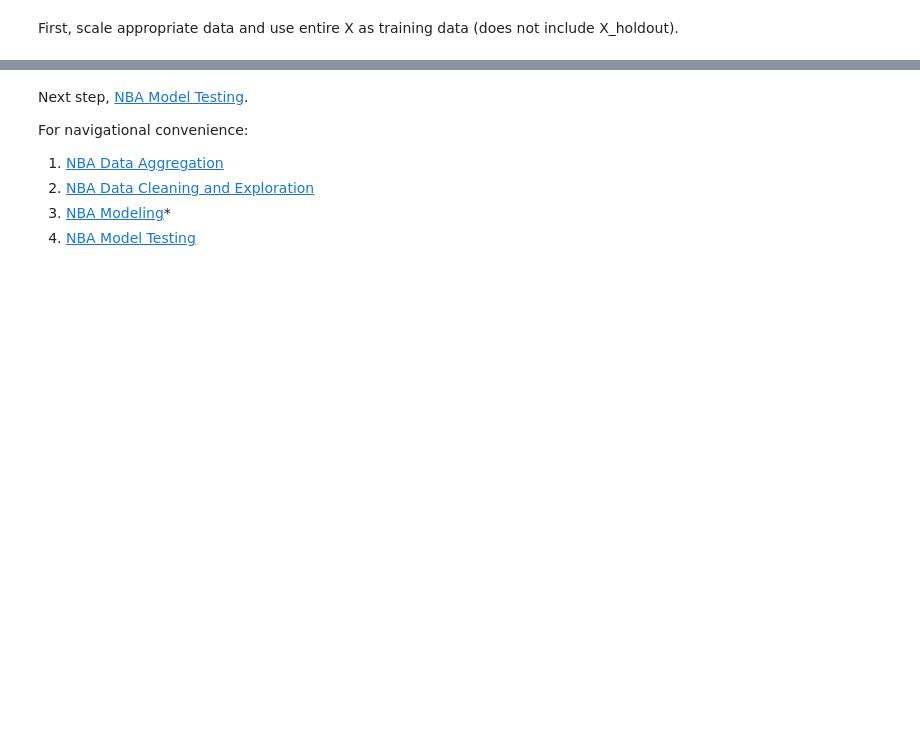
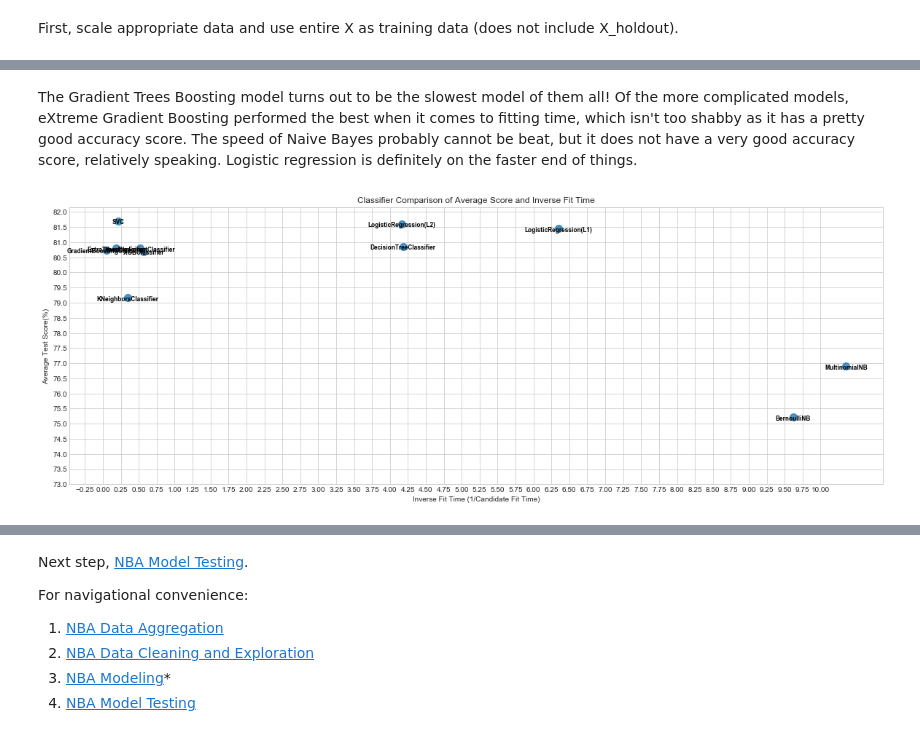
Before and after one commit to philbowman212/Thinkful_assignments, a Jupyter notebook: projects/supervised_capstone/Jupyter Notebooks/Modeling.ipynb, the cells around one changed output, grey strips where cells are left out. Drawn from its saved outputs; the diff is of its cells as text; code cells hidden in the pictures; blank space fills up the shorter version.

```diff
--- a/projects/supervised_capstone/Jupyter Notebooks/Modeling.ipynb
+++ b/projects/supervised_capstone/Jupyter Notebooks/Modeling.ipynb
@@ -774,0 +943,17 @@ Gradient Boosting appears to have the greatest predictive power for the holdout!
+# %% [markdown]
+The Gradient Trees Boosting model turns out to be the slowest model of them all! Of the more complicated models, eXtreme Gradient Boosting performed the best when it comes to fitting time, which isn't too shabby as it has a pretty good accuracy score. The speed of Naive Bayes probably cannot be beat, but it does not have a very good accuracy score, relatively speaking. Logistic regression is definitely on the faster end of things.
+# %%
+plt.style.use('seaborn-whitegrid')
+plt.figure(figsize=(20,7))
+scatter = sns.regplot(data=holdout_inc_stats, x='Inverse Fit Time (1/Candidate Fit Time)', y='Average Test Score(%)', fit_reg=False, marker='.', scatter_kws={'s':400})
+
+for line in np.arange(0, holdout_inc_stats.shape[0]):
+    scatter.text(holdout_inc_stats['Inverse Fit Time (1/Candidate Fit Time)'][line], holdout_inc_stats['Average Test Score(%)'][line]-.1, holdout_inc_stats.Classifier[line], horizontalalignment='center', size='small', color='black', weight='semibold')
+
+scatter.set(xticks=np.arange(-.25,10.25,.25))
+scatter.set(yticks=np.arange(73, 82.5,.5))
+
+plt.title('Classifier Comparison of Average Score and Inverse Fit Time')
+plt.show()
+# %% [output]
+[figure, added]
```
Also changed, not shown: parts of 220 cells of this notebook, 9 other files.
